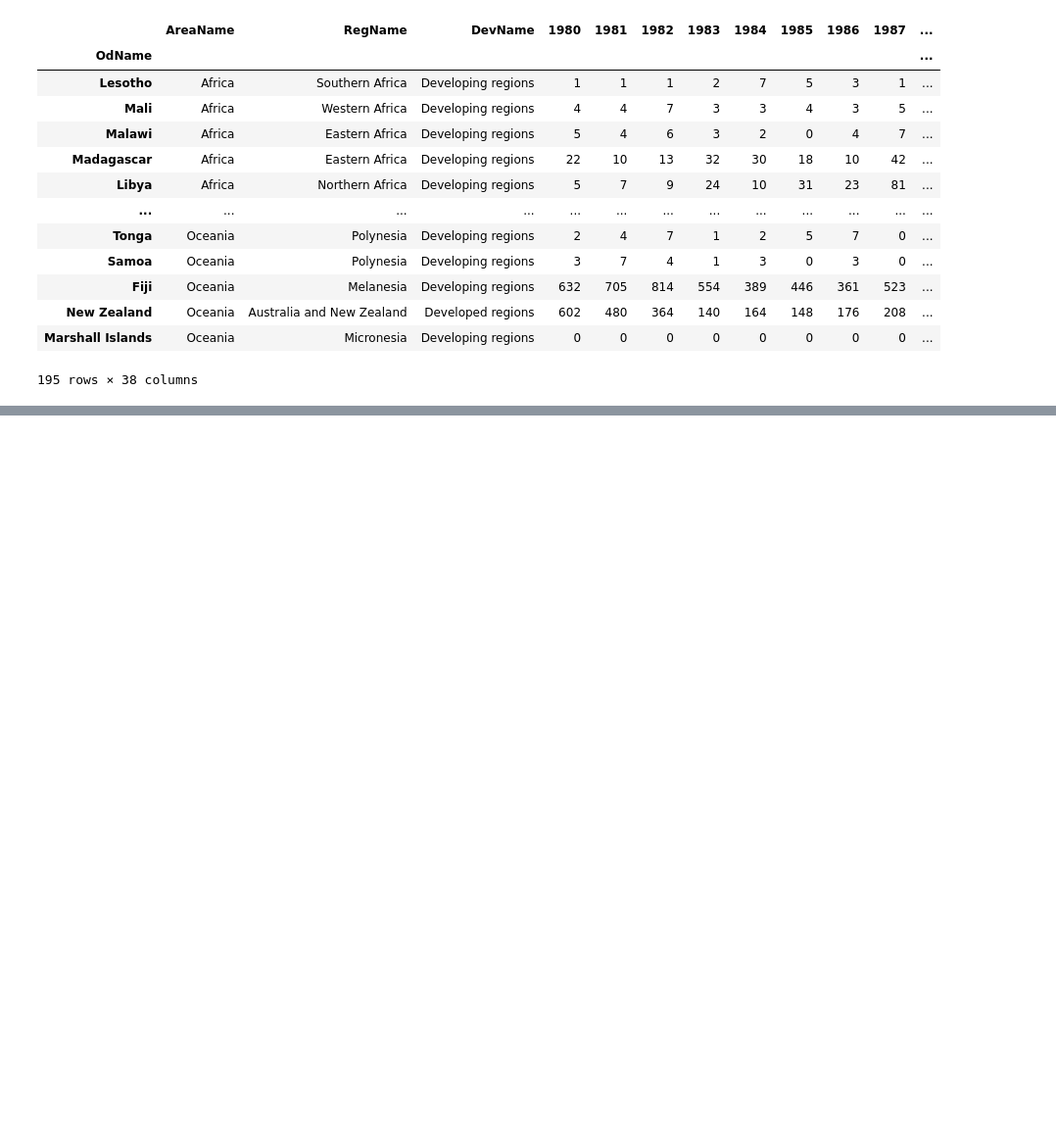
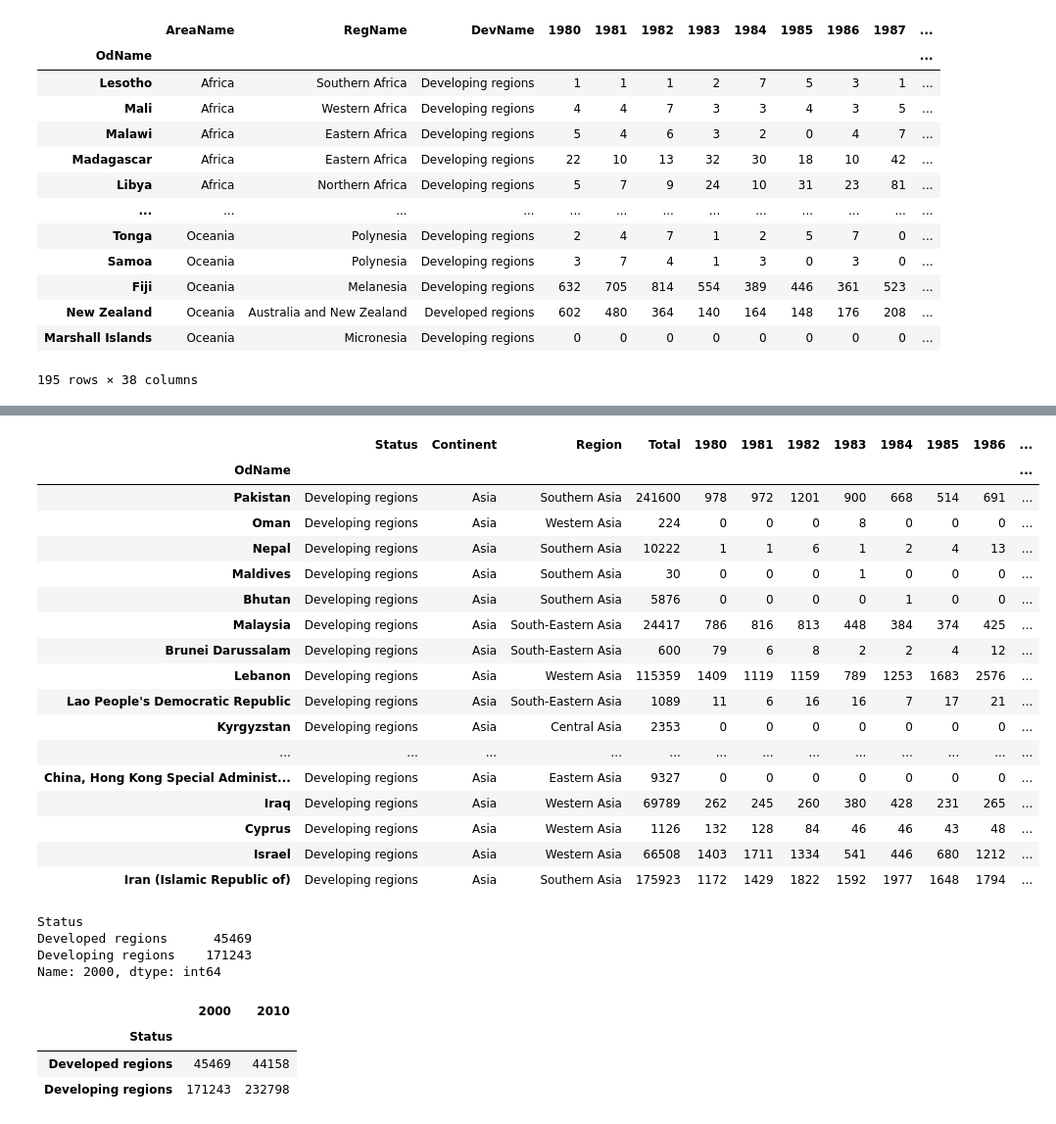
Before and after one commit to pratyush-pathak/DataScience, a Jupyter notebook: analysis/analysis.ipynb, the cells around one changed output, grey strips where cells are left out. Shown at 98% size. Saved outputs shown, nothing was run; the diff lists cells and outputs as text; code cells hidden in the pictures; blank space fills up the shorter version.

```diff
--- a/analysis/analysis.ipynb
+++ b/analysis/analysis.ipynb
@@ -536,0 +636,35 @@ canada.drop_duplicates(subset=['AreaName'])
+# %%
+canada.groupby('Continent').get_group('Asia')
+# %% [output]
+|  | Status | Continent | Region | Total | 1980 | 1981 | 1982 | 1983 | 1984 | 1985 | 1986 | ... |
+| OdName |  |  |  |  |  |  |  |  |  |  |  | ... |
+| Pakistan | Developing regions | Asia | Southern Asia | 241600 | 978 | 972 | 1201 | 900 | 668 | 514 | 691 | ... |
+| Oman | Developing regions | Asia | Western Asia | 224 | 0 | 0 | 0 | 8 | 0 | 0 | 0 | ... |
+| Nepal | Developing regions | Asia | Southern Asia | 10222 | 1 | 1 | 6 | 1 | 2 | 4 | 13 | ... |
+| Maldives | Developing regions | Asia | Southern Asia | 30 | 0 | 0 | 0 | 1 | 0 | 0 | 0 | ... |
+| Bhutan | Developing regions | Asia | Southern Asia | 5876 | 0 | 0 | 0 | 0 | 1 | 0 | 0 | ... |
+| Malaysia | Developing regions | Asia | South-Eastern Asia | 24417 | 786 | 816 | 813 | 448 | 384 | 374 | 425 | ... |
+| Brunei Darussalam | Developing regions | Asia | South-Eastern Asia | 600 | 79 | 6 | 8 | 2 | 2 | 4 | 12 | ... |
+| Lebanon | Developing regions | Asia | Western Asia | 115359 | 1409 | 1119 | 1159 | 789 | 1253 | 1683 | 2576 | ... |
+| Lao People's Democratic Republic | Developing regions | Asia | South-Eastern Asia | 1089 | 11 | 6 | 16 | 16 | 7 | 17 | 21 | ... |
+| Kyrgyzstan | Developing regions | Asia | Central Asia | 2353 | 0 | 0 | 0 | 0 | 0 | 0 | 0 | ... |
+| ... | ... | ... | ... | ... | ... | ... | ... | ... | ... | ... | ... | ... |
+| China, Hong Kong Special Administ... | Developing regions | Asia | Eastern Asia | 9327 | 0 | 0 | 0 | 0 | 0 | 0 | 0 | ... |
+| Iraq | Developing regions | Asia | Western Asia | 69789 | 262 | 245 | 260 | 380 | 428 | 231 | 265 | ... |
+| Cyprus | Developing regions | Asia | Western Asia | 1126 | 132 | 128 | 84 | 46 | 46 | 43 | 48 | ... |
+| Israel | Developing regions | Asia | Western Asia | 66508 | 1403 | 1711 | 1334 | 541 | 446 | 680 | 1212 | ... |
+| Iran (Islamic Republic of) | Developing regions | Asia | Southern Asia | 175923 | 1172 | 1429 | 1822 | 1592 | 1977 | 1648 | 1794 | ... |
+# %%
+canada.groupby('Status')[2000].sum()
+# %% [output]
+Status
+Developed regions      45469
+Developing regions    171243
+Name: 2000, dtype: int64
+# %%
+canada.groupby('Status')[[2000,2010]].sum()
+# %% [output]
+|  | 2000 | 2010 |
+| Status |  |  |
+| Developed regions | 45469 | 44158 |
+| Developing regions | 171243 | 232798 |
```
Also changed, not shown: parts of 29 cells of this notebook, 1 other file.
